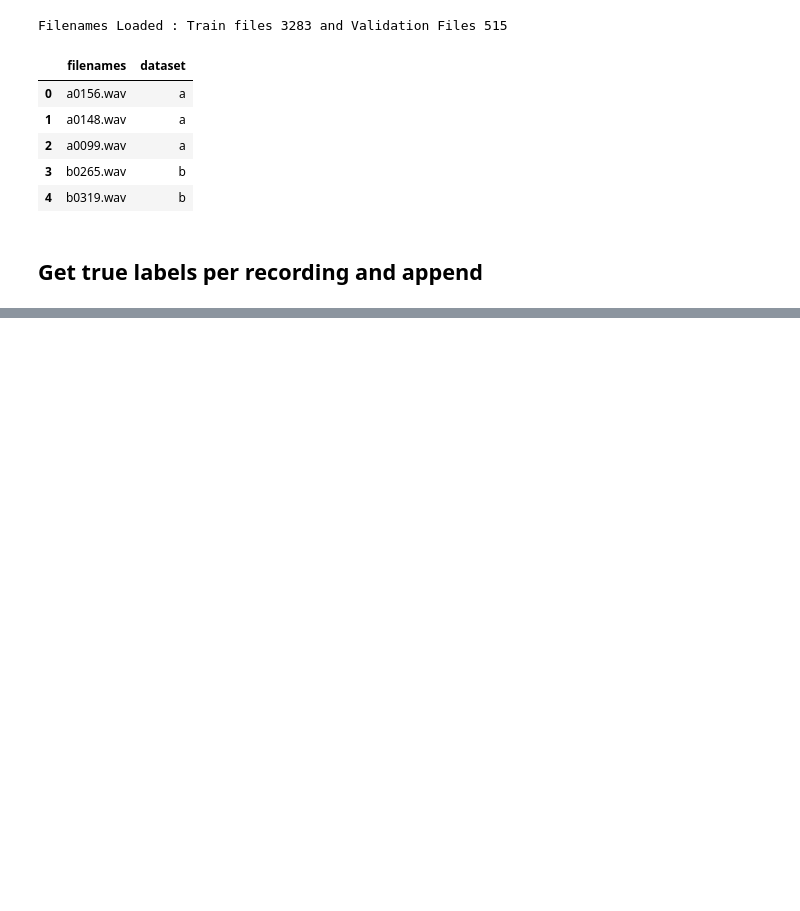
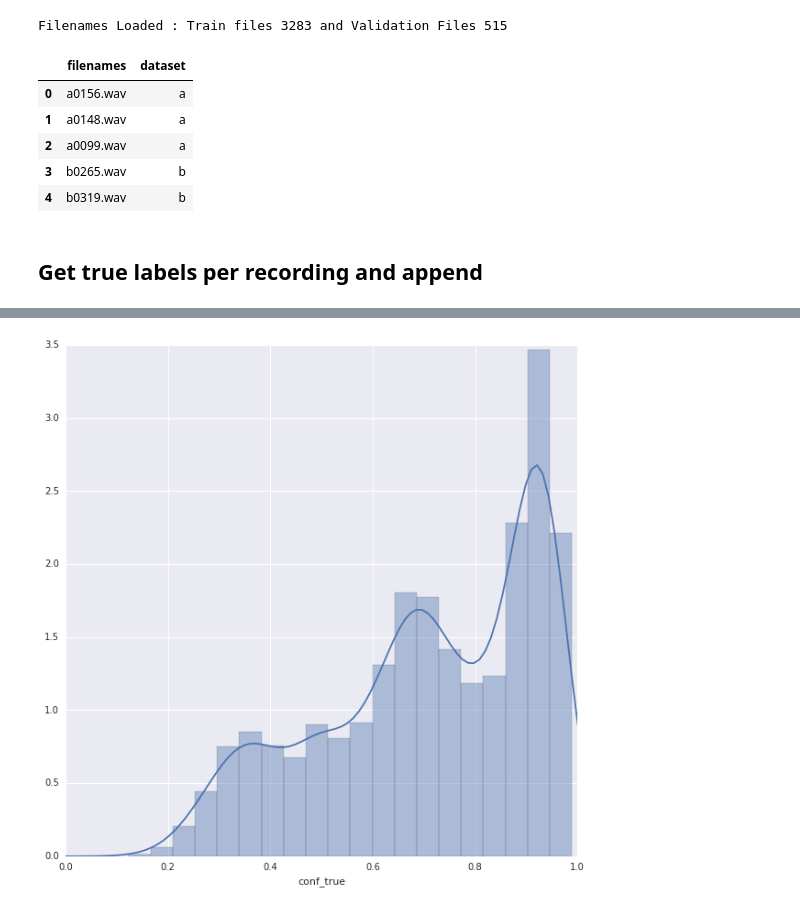
Before and after one commit to AhmedImtiazPrio/heartnet, a Jupyter notebook: codes/eval.ipynb, the cells around one changed output, grey strips where cells are left out. Drawn from its saved outputs; the diff is of its cells as text; code cells hidden in the pictures; blank space fills up the shorter version.

```diff
--- a/codes/eval.ipynb
+++ b/codes/eval.ipynb
@@ -249,0 +264,7 @@ y_pred_soft = np.asarray([y_pred[i,j] for i,j in zip(range(len(y_pred)),np.ndite
+# %%
+plt.figure(figsize=(10,10))
+sns.distplot(dfTrain.conf_true)
+plt.xlim(0,1)
+plt.show()
+# %% [output]
+[figure, added]
```
Also changed, not shown: parts of 27 cells of this notebook.
